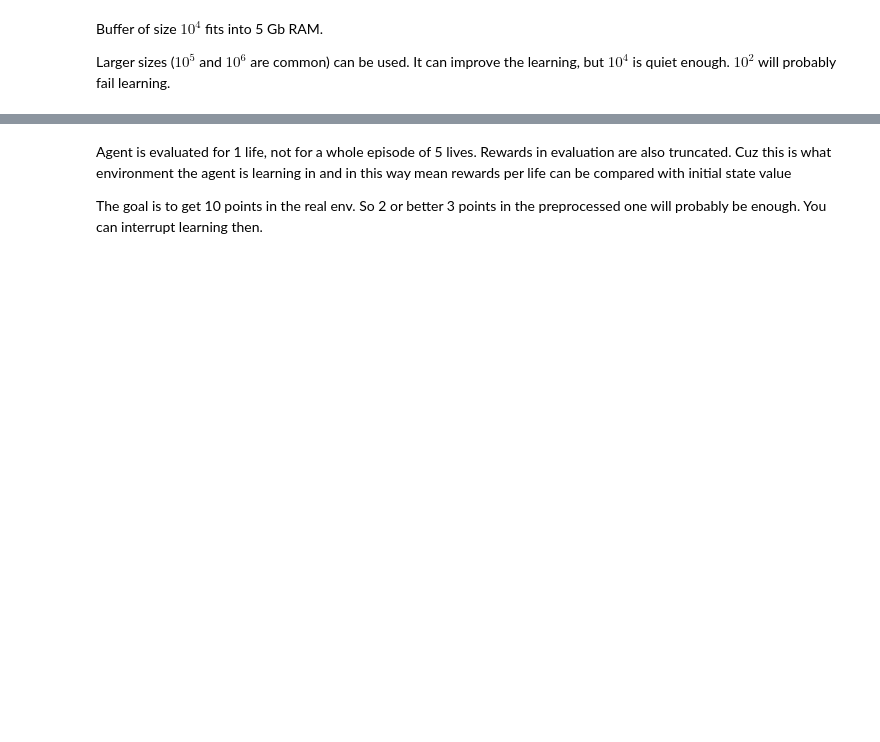
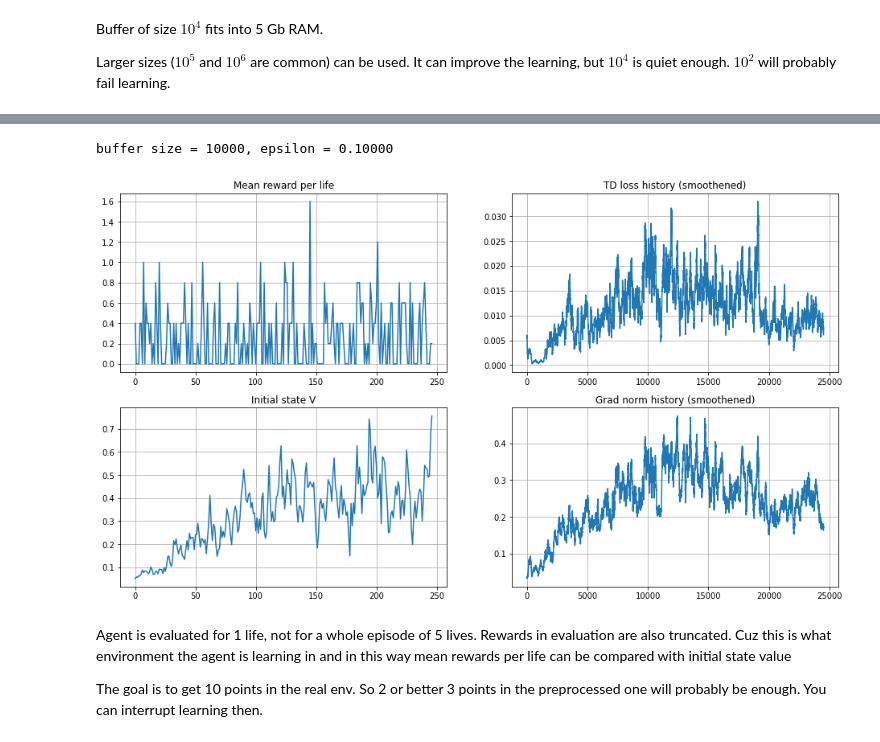
Before and after one commit to Kommiu/Practical_RL, a Jupyter notebook: week04_approx_rl/homework_pytorch_main.ipynb, the cells around one changed output, grey strips where cells are left out. Drawn from its saved outputs; the diff is of its cells as text; code cells hidden in the pictures; blank space fills up the shorter version.

```diff
--- a/week04_approx_rl/homework_pytorch_main.ipynb
+++ b/week04_approx_rl/homework_pytorch_main.ipynb
@@ -100,7 +105,7 @@ Tip: You can implement your own grayscale converter and assign a huge weight to
 # %%
 from gym.core import ObservationWrapper
 from gym.spaces import Box
-
+from skimage.transform import resize
 
 class PreprocessAtariObs(ObservationWrapper):
     def __init__(self, env):
@@ -112,8 +117,8 @@ class PreprocessAtariObs(ObservationWrapper):
 
 
     def _to_gray_scale(self, rgb, channel_weights=[0.8, 0.1, 0.1]):
-        <Your code here>
 
+        return np.einsum('...j,j', rgb, np.array(channel_weights))
 
     def _observation(self, img):
         """what happens to each observation"""
@@ -125,8 +130,11 @@ class PreprocessAtariObs(ObservationWrapper):
         #      e.g. opencv, skimage, PIL, keras)
         #  * cast image to grayscale
         #  * convert image pixels to (0,1) range, float32 type
-        <Your code here>
-        return < ... >
+
+        _, *size = self.img_size
+        resized = resize(img[32:192, 8:152],size)
+
+        return self._to_gray_scale(resized).reshape(1,*size).astype(np.float32)
 # %%
 import gym
 # spawn game instance for tests
@@ -382,7 +507,15 @@ def play_and_record(initial_state, agent, env, exp_replay, n_steps=1):
     sum_rewards = 0
 
     # Play the game for n_steps as per instructions above
-    <YOUR CODE >
+    for _ in range(n_steps):
+        a = agent.sample_actions(agent.get_qvalues([s]))[0]
+        s_next, r, done, _ = env.step(a)
+        exp_replay.add(s, a, r, s_next, done)
+        if done:
+            s = env.reset()
+        else:
+            s = s_next
+        sum_rewards += r
 
     return sum_rewards, s
 # %%
@@ -394,9 +527,11 @@ play_and_record(state, agent, env, exp_replay, n_steps=1000)
 
 # if you're using your own experience replay buffer, some of those tests may need correction.
 # just make sure you know what your code does
-assert len(exp_replay) == 1000, "play_and_record should have added exactly 1000 steps, "\
+assert len(exp_replay) == 1000, "play_and_record should have adde
+Couldn't finish training since my batteryless laptop shutted down couple of times during training. Will use FCS server to finish it d exactly 1000 steps, "\
                                  "but instead added %i" % len(exp_replay)
-is_dones = list(zip(*exp_replay._storage))[-1]
+is_dones = list(zip(*exp_replay._s
+Couldn't finish training since my batteryless laptop shutted down couple of times during training. Will use FCS server to finish it torage))[-1]
 
 assert 0 < np.mean(is_dones) < 0.1, "Please make sure you restart the game whenever it is 'done' and record the is_done correctly into the buffer."\
                                     "Got %f is_done rate over %i steps. [If you think it's your tough luck, just re-run the test]" % (
@@ -478,6 +615,7 @@ def compute_td_loss(states, actions, rewards, next_states, is_done,
     predicted_qvalues = agent(states)
 
     # compute q-values for all actions in next states
+
     predicted_next_qvalues = target_network(next_states)
 
     # select q-values for chosen actions
@@ -485,15 +623,17 @@ def compute_td_loss(states, actions, rewards, next_states, is_done,
         len(actions)), actions]
 
     # compute V*(next_states) using predicted next q-values
-    next_state_values = <YOUR CODE>
+    next_state_values = predicted_next_qvalues.max(dim=1)[0]
 
     assert next_state_values.dim(
     ) == 1 and next_state_values.shape[0] == states.shape[0], "must predict one value per state"
 
+
     # compute "target q-values" for loss - it's what's inside square parentheses in the above formula.
     # at the last state use the simplified formula: Q(s,a) = r(s,a) since s' doesn't exist
     # you can multiply next state values by is_not_done to achieve this.
-    target_qvalues_for_actions = <YOUR CODE>
+    target_qvalues_for_actions = rewards + gamma*next_state_values*is_not_done
+
 
     # mean squared error loss to minimize
     loss = torch.mean((predicted_qvalues_for_actions -
@@ -609,9 +753,10 @@ for step in trange(total_steps):
     _, state = play_and_record(state, agent, env, exp_replay, timesteps_per_epoch)
 
     # train
-    < sample batch_size of data from experience replay >
+    obs_batch, act_batch, reward_batch, next_obs_batch, is_done_batch = exp_replay.sample(batch_size)
 
-    loss = < compute TD loss >
+    loss = compute_td_loss(obs_batch, act_batch, reward_batch,
+                           next_obs_batch, is_done_batch, agent, target_network)
 
     loss.backward()
     grad_norm = nn.utils.clip_grad_norm_(agent.parameters(), max_grad_norm)
@@ -624,7 +769,7 @@ for step in trange(total_steps):
 
     if step % refresh_target_network_freq == 0:
         # Load agent weights into target_network
-        <YOUR CODE >
+        target_network.load_state_dict(agent.state_dict())
 
     if step % eval_freq == 0:
         mean_rw_history.append(evaluate(
@@ -636,33 +781,36 @@ for step in trange(total_steps):
         initial_state_v_history.append(np.max(initial_state_q_values))
 
         clear_output(True)
         print("buffer size = %i, epsilon = %.5f" %
               (len(exp_replay), agent.epsilon))
 
         plt.figure(figsize=[16, 9])
 
         plt.subplot(2, 2, 1)
         plt.title("Mean reward per life")
         plt.plot(mean_rw_history)
         plt.grid()
 
         assert not np.isnan(td_loss_history[-1])
         plt.subplot(2, 2, 2)
         plt.title("TD loss history (smoothened)")
         plt.plot(utils.smoothen(td_loss_history))
         plt.grid()
 
         plt.subplot(2, 2, 3)
         plt.title("Initial state V")
         plt.plot(initial_state_v_history)
         plt.grid()
 
         plt.subplot(2, 2, 4)
         plt.title("Grad norm history (smoothened)")
         plt.plot(utils.smoothen(grad_norm_history))
         plt.grid()
 
         plt.show()
+# %% [output]
+buffer size = 10000, epsilon = 0.10000
+[figure, added]
 # %% [markdown]
 Agent is evaluated for 1 life, not for a whole episode of 5 lives. Rewards in evaluation are also truncated. Cuz this is what environment the agent is learning in and in this way mean rewards per life can be compared with initial state value
 
```
Also changed, not shown: parts of 13 cells of this notebook, 1 other file.
